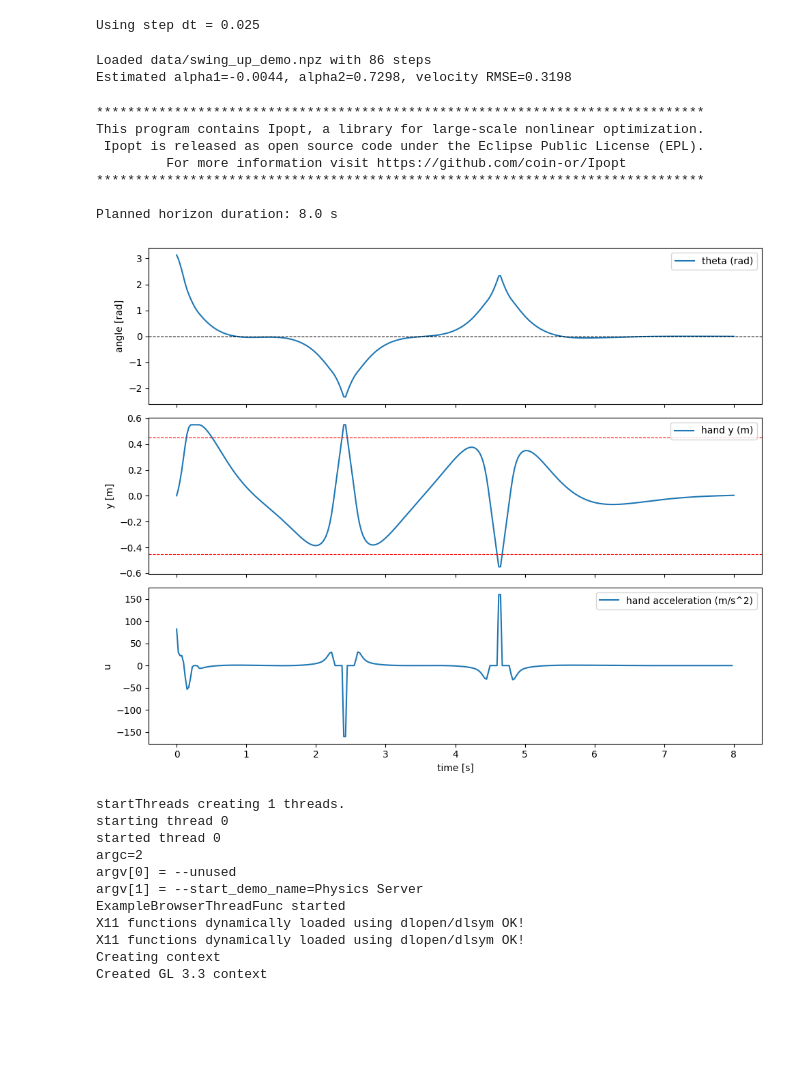
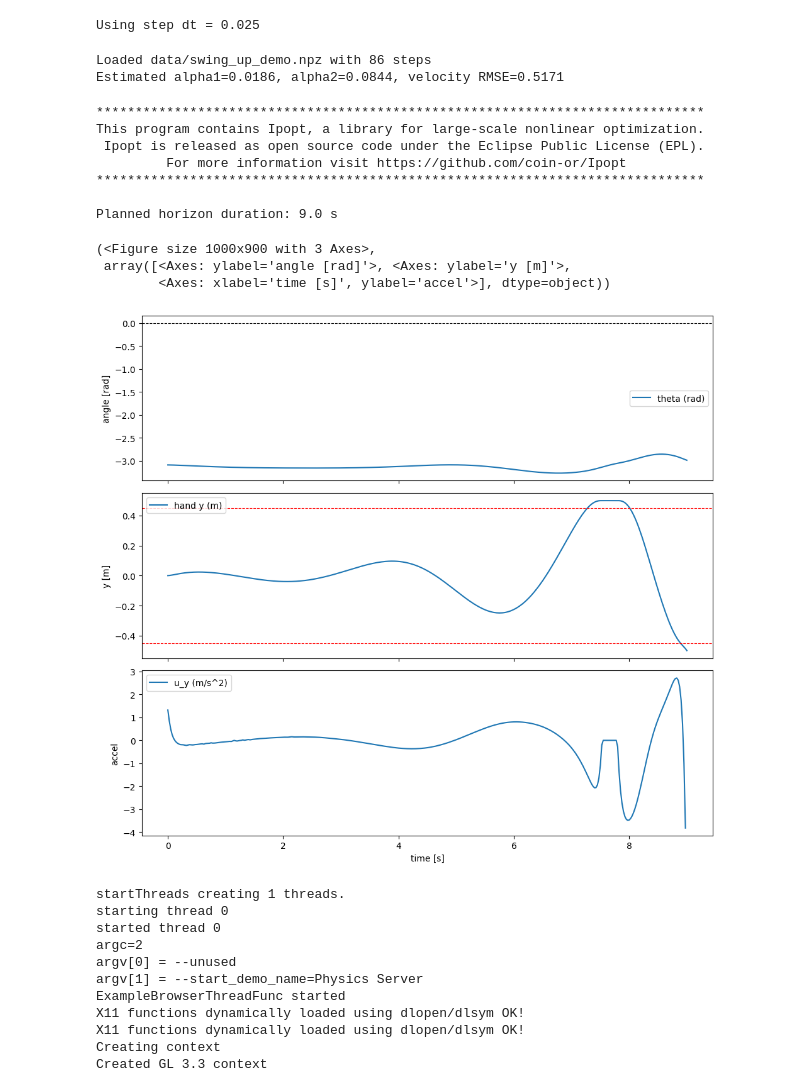
Before and after one commit to AcePeaX/pendulum-swing-from-demo, a Jupyter notebook: notebooks/task_9.ipynb, the cells around one changed output. Drawn from its saved outputs; the diff is of its cells as text; code cells hidden in the pictures; blank space fills up the shorter version.

```diff
--- a/notebooks/task_9.ipynb
+++ b/notebooks/task_9.ipynb
@@ -29,6 +29,18 @@ import casadi as ca
 from scripts.task_7_env import Task7PendulumEnv, Y_MAX
 # %% [output]
 pybullet build time: Dec  4 2025 20:11:42
+# %%
+def wrap_to_pi(angle):
+    return (angle + np.pi) % (2 * np.pi) - np.pi
+
+USE_DOWN_ZERO = True  # shift theta so down=0 (env reports up=0)
+# %%
+from scipy.signal import savgol_filter
+
+def smooth_signal(sig, window=11, poly=3):
+    if len(sig) < window:
+        return sig.astype(float)
+    return savgol_filter(sig, window_length=window, polyorder=poly)
 # %%
 DATA_DIR = Path('data')
 MANUAL_DATA_DIR = DATA_DIR / 'task8_manual'
@@ -80,11 +122,12 @@ def estimate_pendulum_params(observations, step_dt=STEP_DT):
     return alpha1, alpha2, rmse
 # %%
 record_file, observations, actions, rewards = load_recording(record_file="data/swing_up_demo.npz")
+aug_observations = observations
 alpha1, alpha2, rmse = estimate_pendulum_params(observations)
 print(f'Estimated alpha1={alpha1:.4f}, alpha2={alpha2:.4f}, velocity RMSE={rmse:.4f}')
 # %% [output]
 Loaded data/swing_up_demo.npz with 86 steps
-Estimated alpha1=-0.0044, alpha2=0.7298, velocity RMSE=0.3198
+Estimated alpha1=0.0186, alpha2=0.0844, velocity RMSE=0.5171
 # %%
 def plan_swing_up(
     alpha1,
@@ -164,10 +209,16 @@ def build_initial_guess_from_demo(observations, horizon_steps, step_dt=STEP_DT):
         src = np.linspace(0.0, 1.0, len(array))
         tgt = np.linspace(0.0, 1.0, target_len)
         return np.interp(tgt, src, array)
-    theta = observations[:, 0]
-    theta_dot = observations[:, 1]
-    ee_y = observations[:, 9]
-    ee_y_dot = observations[:, 12]
+    theta_env = smooth_signal(observations[:, 0])
+    theta_dot_env = smooth_signal(observations[:, 1])
+    if USE_DOWN_ZERO:
+        theta = wrap_to_pi(-(theta_env + np.pi))
+        theta_dot = -theta_dot_env
+    else:
+        theta = -theta_env
+        theta_dot = -theta_dot_env
+    ee_y = smooth_signal(observations[:, 9])
+    ee_y_dot = smooth_signal(observations[:, 12])
     ee_y_ddot = np.gradient(ee_y_dot, step_dt)
     theta_samples = _resample(theta, horizon_steps + 1)
     theta_dot_samples = _resample(theta_dot, horizon_steps + 1)
@@ -183,15 +234,15 @@ def build_initial_guess_from_demo(observations, horizon_steps, step_dt=STEP_DT):
     start_state = X_guess[:, 0]
     return start_state, X_guess, U_guess
 # %%
-horizon = 320
+horizon = 360
 start_state, X_guess, U_guess = build_initial_guess_from_demo(observations, horizon)
 plan = plan_swing_up(
     alpha1,
     alpha2,
     horizon_steps=horizon,
-    y_limit=0.55,
-    y_vel_limit=4.0,
-    start_state=start_state,
+    y_limit=0.5,
+    y_vel_limit=2.5,
+    start_state=None,
     weights={
         'theta': 3.0,
         'theta_dot': 0.5,
@@ -203,6 +254,7 @@ plan = plan_swing_up(
     },
     initial_guess=(X_guess, U_guess),
 )
+
 print('Planned horizon duration:', len(plan['u']) * STEP_DT, 's')
 # %% [output]
 ******************************************************************************
@@ -211,29 +263,32 @@ This program contains Ipopt, a library for large-scale nonlinear optimization.
          For more information visit https://github.com/coin-or/Ipopt
 ******************************************************************************
 
-Planned horizon duration: 8.0 s
+Planned horizon duration: 9.0 s
 # %%
 def plot_plan(plan):
     t = np.arange(len(plan['theta'])) * plan['step_dt']
-    fig, axs = plt.subplots(3, 1, figsize=(10, 8), sharex=True)
+    fig, axs = plt.subplots(3, 1, figsize=(10, 9), sharex=True)
     axs[0].plot(t, plan['theta'], label='theta (rad)')
     axs[0].axhline(0, color='k', linestyle='--', linewidth=0.8)
     axs[0].set_ylabel('angle [rad]')
     axs[0].legend()
     axs[1].plot(t, plan['y'], label='hand y (m)')
     axs[1].axhline(Y_MAX, color='r', linestyle='--', linewidth=0.8)
     axs[1].axhline(-Y_MAX, color='r', linestyle='--', linewidth=0.8)
     axs[1].set_ylabel('y [m]')
     axs[1].legend()
-    axs[2].plot(t[:-1], plan['u'], label='hand acceleration (m/s^2)')
-    axs[2].set_ylabel('u')
+    axs[2].plot(t[:-1], plan['u'], label='u_y (m/s^2)')
+    axs[2].set_ylabel('accel')
     axs[2].set_xlabel('time [s]')
     axs[2].legend()
     fig.tight_layout()
     return fig, axs
 
-plot_plan(plan);
+plot_plan(plan)
 # %% [output]
+(<Figure size 1000x900 with 3 Axes>,
+ array([<Axes: ylabel='angle [rad]'>, <Axes: ylabel='y [m]'>,
+        <Axes: xlabel='time [s]', ylabel='accel'>], dtype=object))
-[figure, old version]
+[figure, new version]
 # %%
 def rollout_plan_in_env(plan, gui=False):
```
Also changed, not shown: parts of 6 cells of this notebook, 1 other file.
